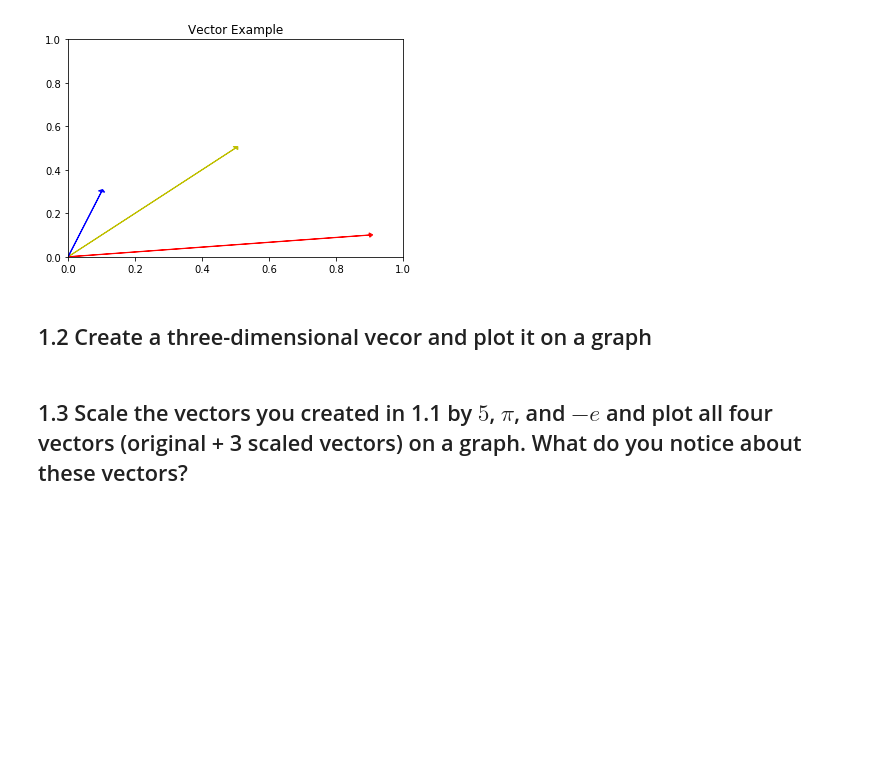
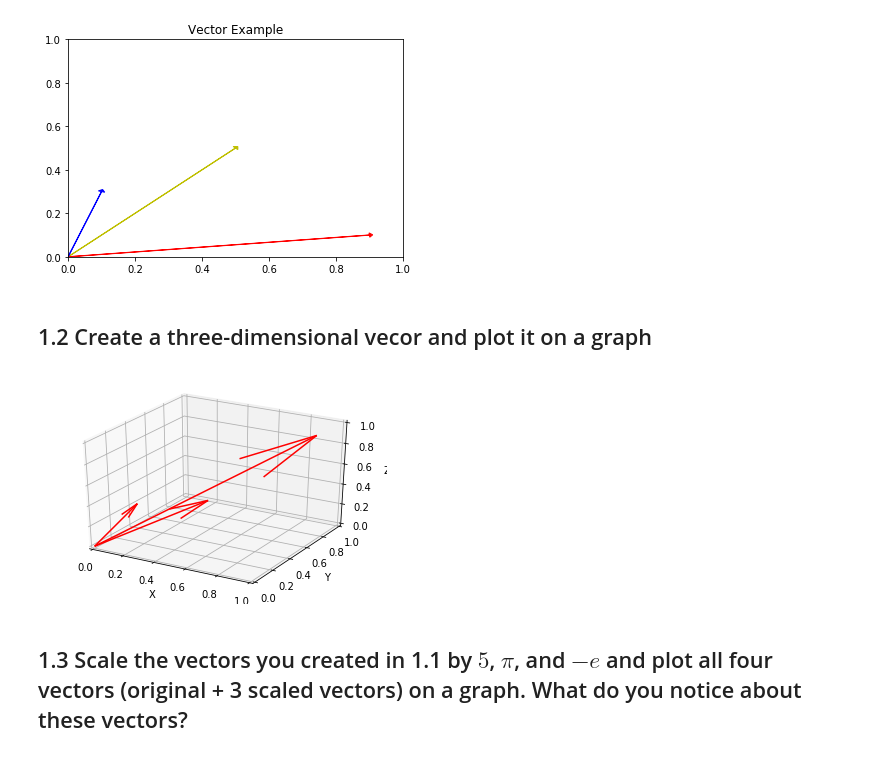
Before and after one commit to oferbaharav/DS-Unit-1-Sprint-4-Linear-Algebra, a Jupyter notebook: module1-linear-algebra-review/Ofer_Baharav_Copy_of_Linear_Algebra_Assignment.ipynb, the cells around one changed output. Cells and saved outputs as stored; diff of their text form; code cells hidden in the pictures; blank space fills up the shorter version.

```diff
--- a/module1-linear-algebra-review/Ofer_Baharav_Copy_of_Linear_Algebra_Assignment.ipynb
+++ b/module1-linear-algebra-review/Ofer_Baharav_Copy_of_Linear_Algebra_Assignment.ipynb
@@ -24,5 +24,32 @@ plt.show()
 [figure]
 # %% [markdown]
 ## 1.2 Create a three-dimensional vecor and plot it on a graph
+# %%
+
+
+from mpl_toolkits.mplot3d import Axes3D
+import numpy as np
+
+yellow = [.5, .5, .5]
+red = [.2, .1, .0]
+blue = [.1, .3, .3 ]
+
+vectors = np.array([[0, 0, 0, .9, .9, .9],
+                    [0, 0, 0, .5, .4, .4],
+                    [0, 0, 0, .1, .3, .3]])
+
+X, Y, Z, U, V, W = zip(*vectors)
+fig = plt.figure()
+ax = fig.add_subplot(111, projection='3d')
+ax.quiver(X, Y, Z, U, V, W, length=1, color='r')
+ax.set_xlim([0, 1])
+ax.set_ylim([0, 1])
+ax.set_zlim([0, 1])
+ax.set_xlabel('X')
+ax.set_ylabel('Y')
+ax.set_zlabel('Z')
+plt.show()
+# %% [output]
+[figure, added]
 # %% [markdown]
 ## 1.3 Scale the vectors you created in 1.1 by $5$, $\pi$, and $-e$ and plot all four vectors (original + 3 scaled vectors) on a graph. What do you notice about these vectors?
```
Also changed, not shown: parts of 21 cells of this notebook.
